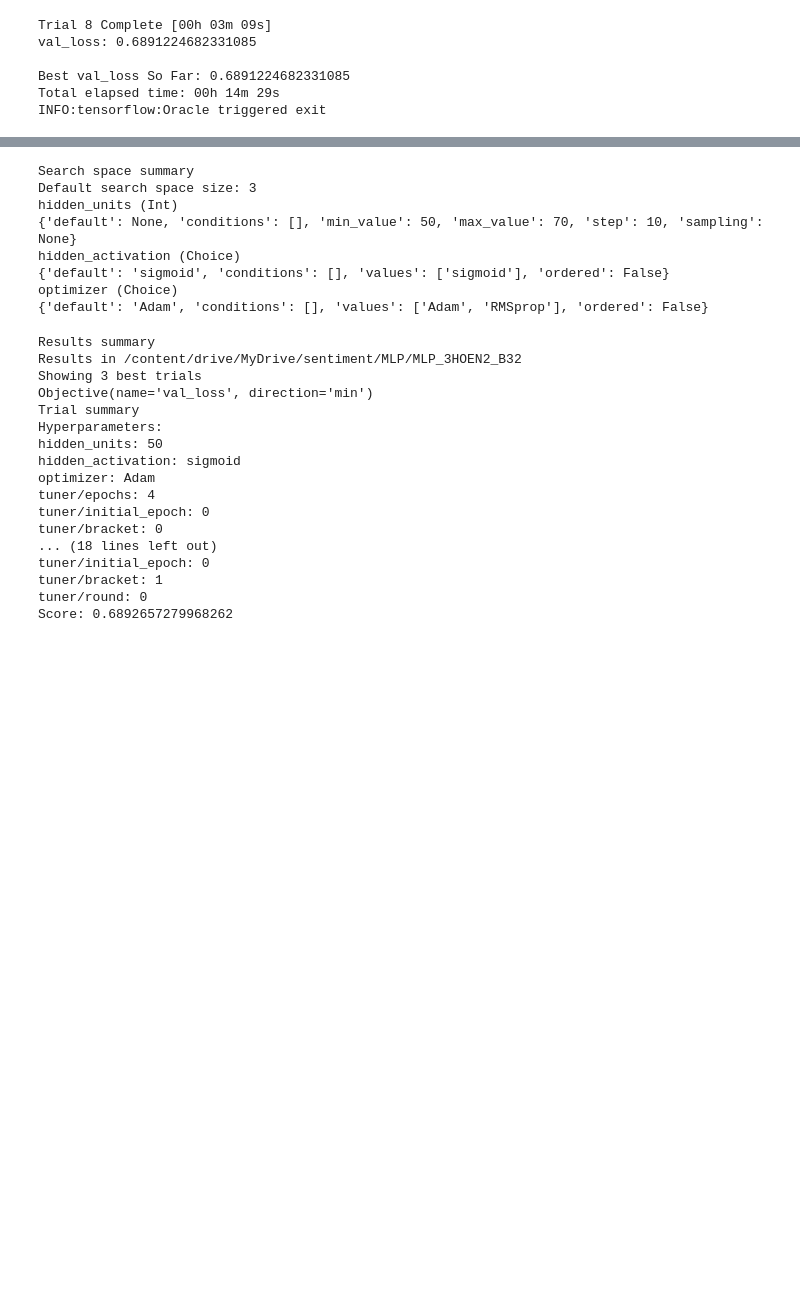
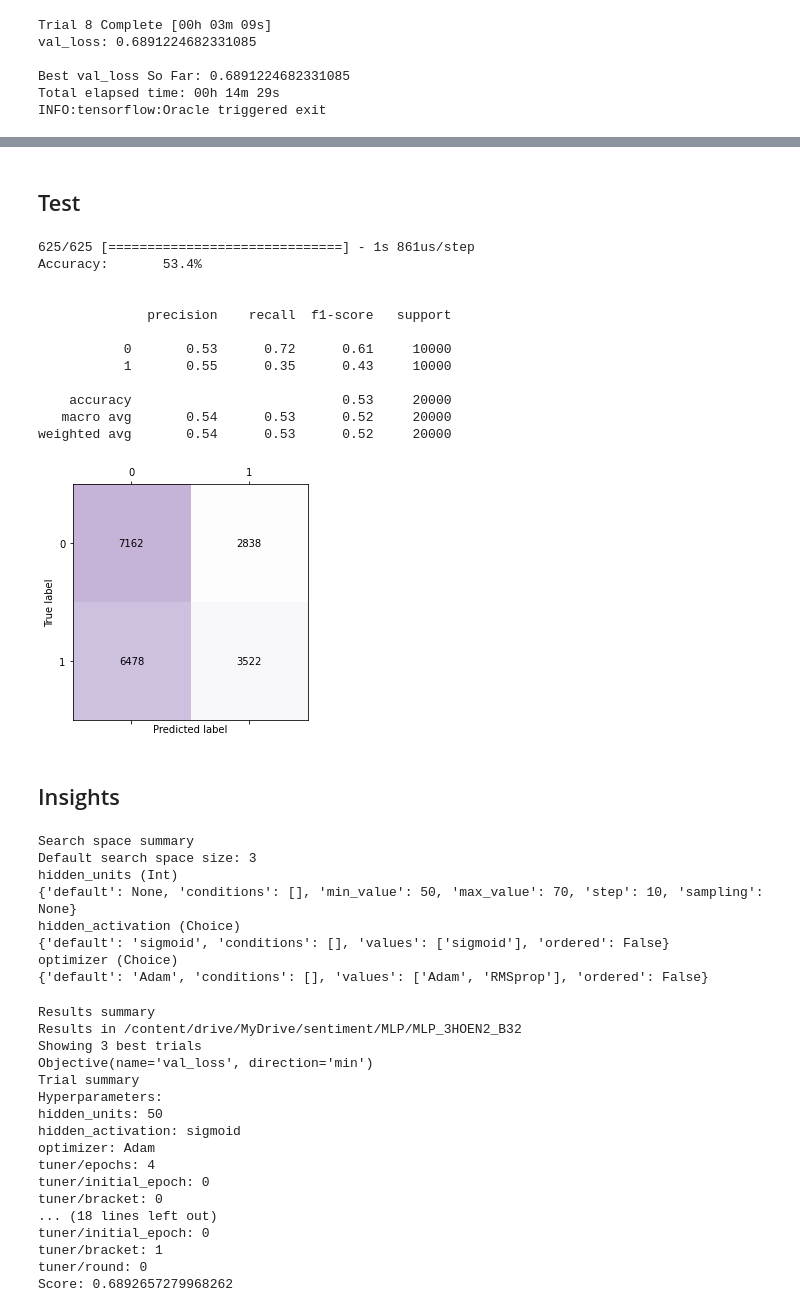
Before and after one commit to ppkgtmm/sentiment, a Jupyter notebook: MLP_3H.ipynb, the cells around one changed output, grey strips where cells are left out. Cells and saved outputs as stored; diff of their text form; code cells hidden in the pictures; blank space fills up the shorter version.

```diff
--- a/MLP_3H.ipynb
+++ b/MLP_3H.ipynb
@@ -775,3 +788,28 @@ _________________________________________________________________
+# %% [markdown]
+## Test
+# %%
+model_evaluate(
+    mlp_3hoen2,
+    get_sequences(tokenizer,max_len,test['text']),
+    test_target,
+    batch_size=32
+)
+# %% [output]
+625/625 [==============================] - 1s 861us/step
+Accuracy:       53.4%
+
+
+              precision    recall  f1-score   support
+
+           0       0.53      0.72      0.61     10000
+           1       0.55      0.35      0.43     10000
+
+    accuracy                           0.53     20000
+   macro avg       0.54      0.53      0.52     20000
+weighted avg       0.54      0.53      0.52     20000
+[figure, added]
+# %% [markdown]
+## Insights
 # %%
 tuner2_2.search_space_summary()
 # %% [output]
```
Also changed, not shown: parts of 16 cells of this notebook.
